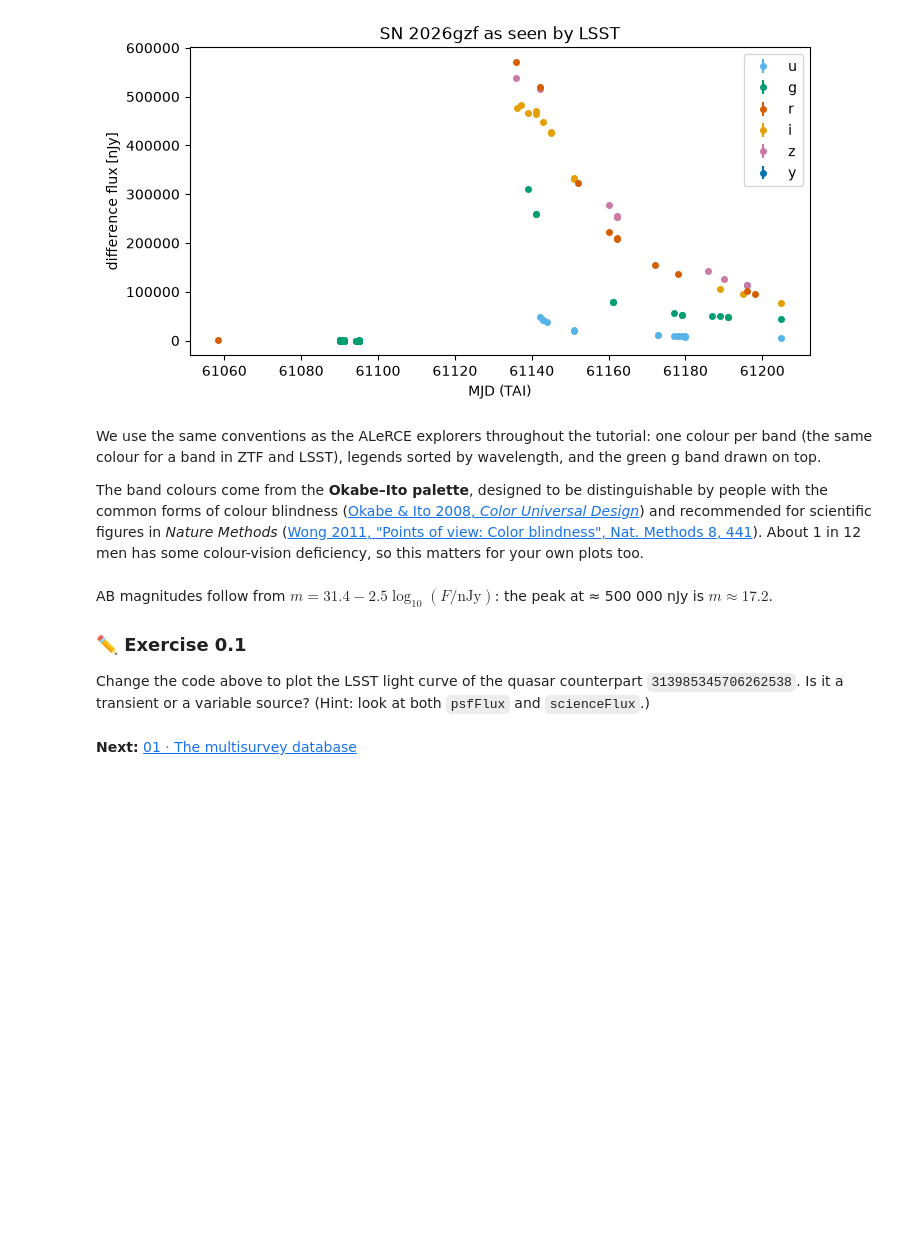
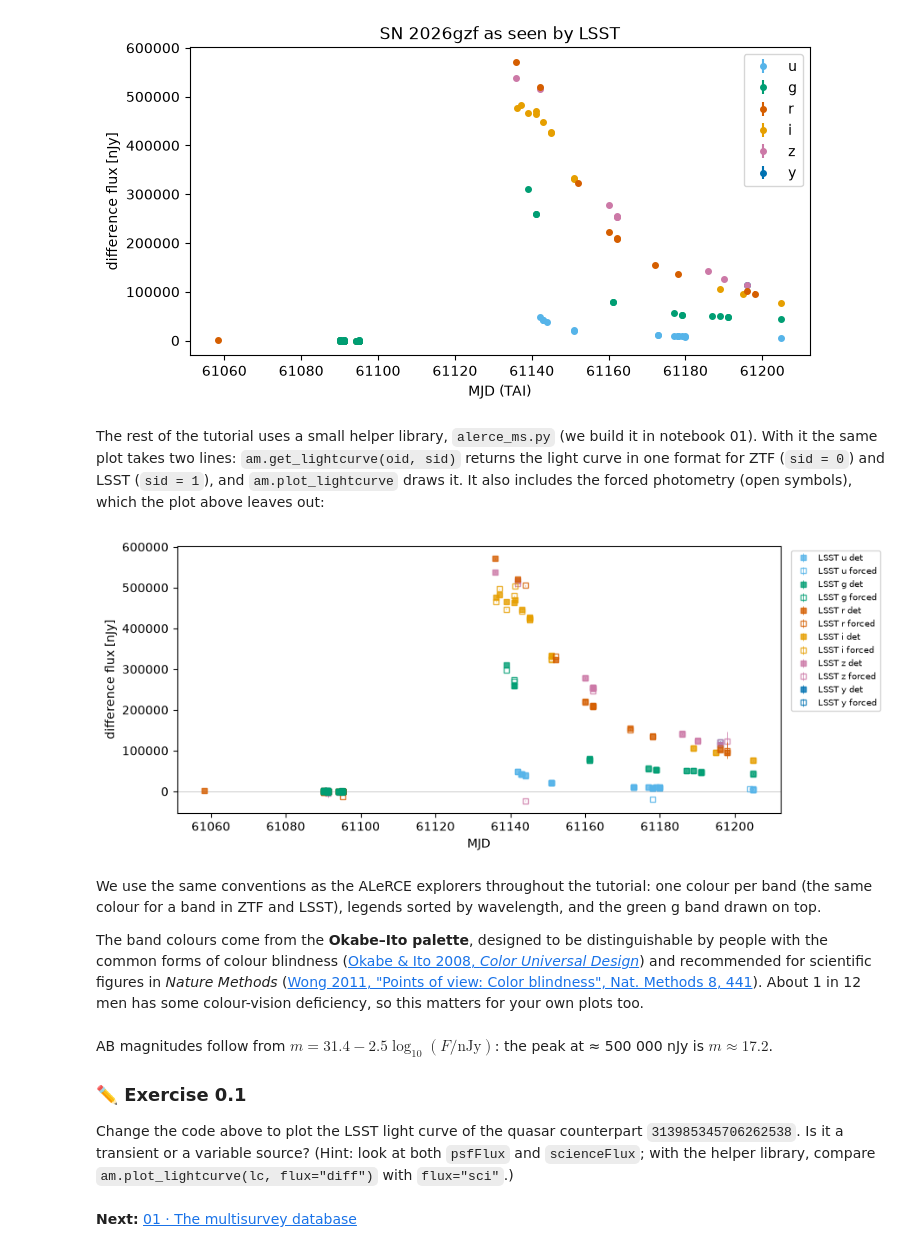
Before and after one commit to fforster/alerce-iucaa-2026, a Jupyter notebook: 00_introduction.ipynb, the cells around one changed output. Cells and saved outputs as stored; diff of their text form; code cells hidden in the pictures; blank space fills up the shorter version.

```diff
--- a/00_introduction.ipynb
+++ b/00_introduction.ipynb
@@ -224,6 +224,18 @@ ax.set_title("SN 2026gzf as seen by LSST")
 ax.legend();
 # %% [output]
 [figure]
+# %% [markdown]
+The rest of the tutorial uses a small helper library, `alerce_ms.py` (we build it in notebook 01). With it the same
+plot takes two lines: `am.get_lightcurve(oid, sid)` returns the light curve in one format for ZTF (`sid = 0`) and LSST
+(`sid = 1`), and `am.plot_lightcurve` draws it. It also includes the forced photometry (open symbols), which the plot
+above leaves out:
+# %%
+import alerce_ms as am
+
+lc = am.get_lightcurve(314003014107006318, 1)
+am.plot_lightcurve(lc, flux="diff", mag=False);
+# %% [output]
+[figure, added]
 # %% [markdown]
 We use the same conventions as the ALeRCE explorers throughout the tutorial: one colour per band (the same colour
 for a band in ZTF and LSST), legends sorted by wavelength, and the green g band drawn on top.
@@ -238,7 +250,8 @@ AB magnitudes follow from $m = 31.4 - 2.5\log_{10}(F/\mathrm{nJy})$: the peak at
 
 ### ✏️ Exercise 0.1
 Change the code above to plot the LSST light curve of the quasar counterpart `313985345706262538`.
-Is it a transient or a variable source? (Hint: look at both `psfFlux` and `scienceFlux`.)
+Is it a transient or a variable source? (Hint: look at both `psfFlux` and `scienceFlux`; with the helper library,
+compare `am.plot_lightcurve(lc, flux="diff")` with `flux="sci"`.)
 # %%
 # your code here
 # %% [markdown]
```
Also changed, not shown: 1 other file.
